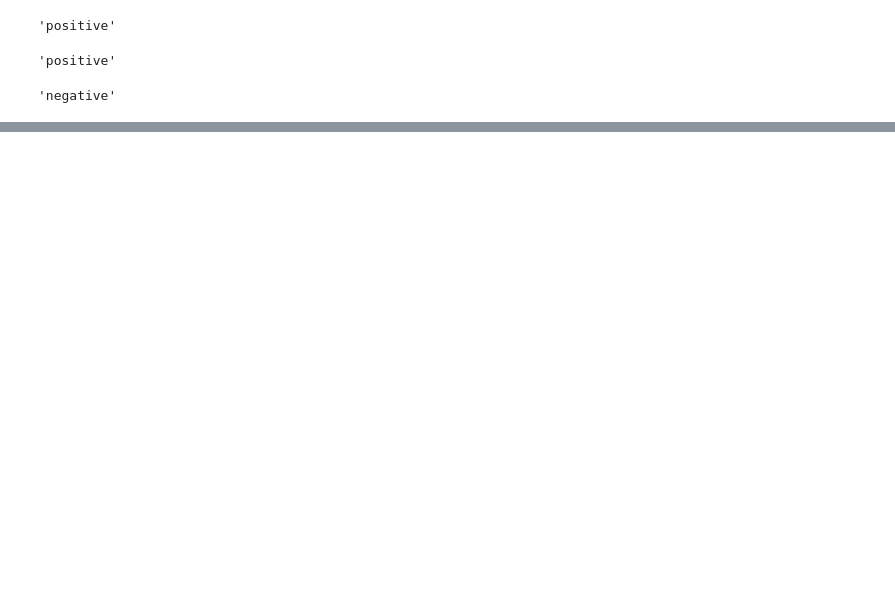
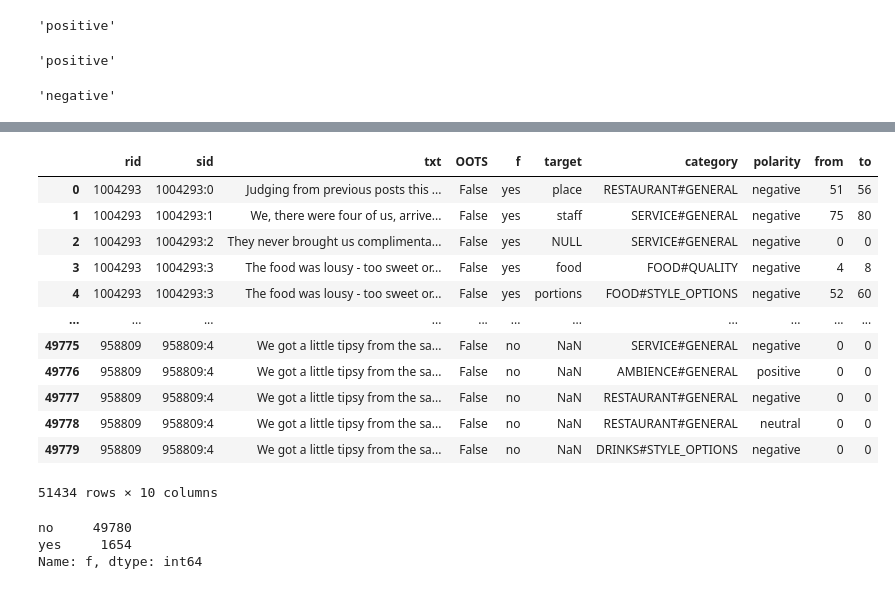
Before and after one commit to icezimmer/HLTproject, a Jupyter notebook: hlt_project.ipynb, the cells around one changed output, grey strips where cells are left out. Drawn from its saved outputs; the diff is of its cells as text; code cells hidden in the pictures; blank space fills up the shorter version.

```diff
--- a/hlt_project.ipynb
+++ b/hlt_project.ipynb
@@ -271,0 +927,23 @@ AttributeError: ignored
+# %%
+df = df[df['category'].notna()] #ci sono duplicati di category.
+df
+# %% [output]
+|  | rid | sid | txt | OOTS | f | target | category | polarity | from | to |
+| 0 | 1004293 | 1004293:0 | Judging from previous posts this ... | False | yes | place | RESTAURANT#GENERAL | negative | 51 | 56 |
+| 1 | 1004293 | 1004293:1 | We, there were four of us, arrive... | False | yes | staff | SERVICE#GENERAL | negative | 75 | 80 |
+| 2 | 1004293 | 1004293:2 | They never brought us complimenta... | False | yes | NULL | SERVICE#GENERAL | negative | 0 | 0 |
+| 3 | 1004293 | 1004293:3 | The food was lousy - too sweet or... | False | yes | food | FOOD#QUALITY | negative | 4 | 8 |
+| 4 | 1004293 | 1004293:3 | The food was lousy - too sweet or... | False | yes | portions | FOOD#STYLE_OPTIONS | negative | 52 | 60 |
+| ... | ... | ... | ... | ... | ... | ... | ... | ... | ... | ... |
+| 49775 | 958809 | 958809:4 | We got a little tipsy from the sa... | False | no | NaN | SERVICE#GENERAL | negative | 0 | 0 |
+| 49776 | 958809 | 958809:4 | We got a little tipsy from the sa... | False | no | NaN | AMBIENCE#GENERAL | positive | 0 | 0 |
+| 49777 | 958809 | 958809:4 | We got a little tipsy from the sa... | False | no | NaN | RESTAURANT#GENERAL | negative | 0 | 0 |
+| 49778 | 958809 | 958809:4 | We got a little tipsy from the sa... | False | no | NaN | RESTAURANT#GENERAL | neutral | 0 | 0 |
+| 49779 | 958809 | 958809:4 | We got a little tipsy from the sa... | False | no | NaN | DRINKS#STYLE_OPTIONS | negative | 0 | 0 |
+51434 rows × 10 columns
+# %%
+df['f'].value_counts()
+# %% [output]
+no     49780
+yes     1654
+Name: f, dtype: int64
```
Also changed, not shown: parts of 161 cells of this notebook, 2 other files.
